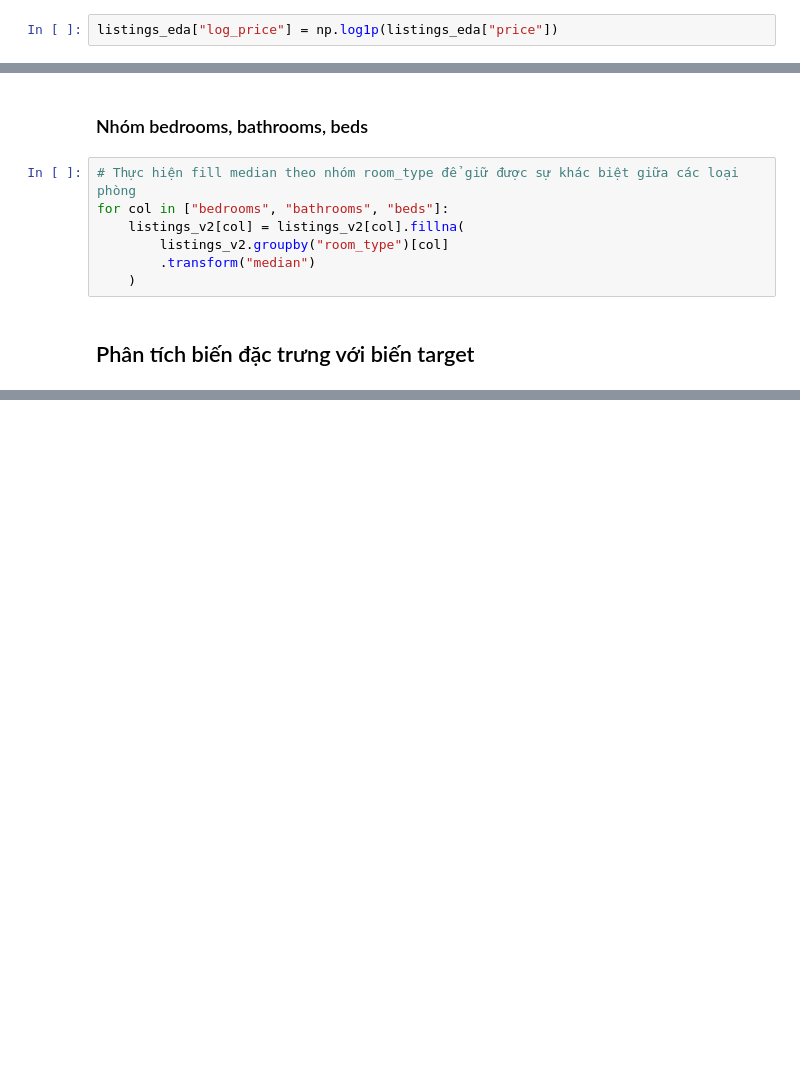
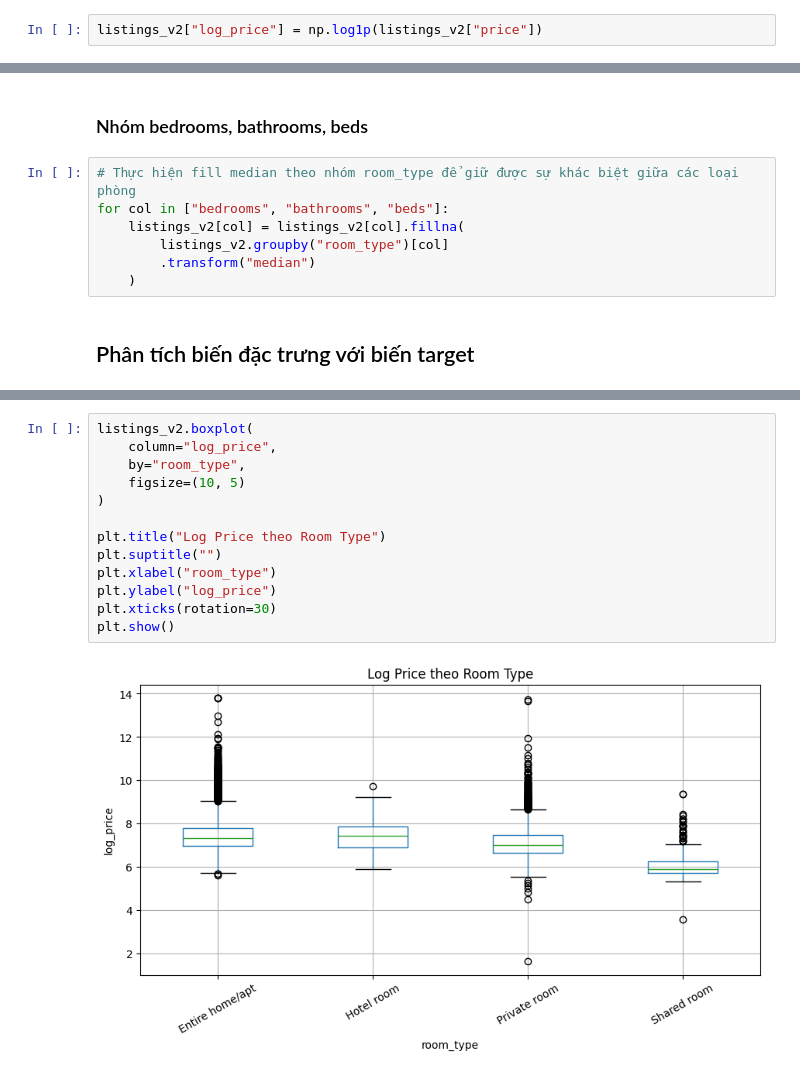
Before and after one commit to pamern/airbnb-analytics-platform, a Jupyter notebook: notebooks/01_eda.ipynb, the cells around one changed output, grey strips where cells are left out. Cells and saved outputs as stored; diff of their text form; blank space fills up the shorter version.

```diff
--- a/notebooks/01_eda.ipynb
+++ b/notebooks/01_eda.ipynb
@@ -241,5 +241,5 @@ Nhận xét về biến target `price`:
 - Khoảng giá từ 923 - 2.207 THB
 - Cân nhắc biến đổi log để giảm ảnh hưởng của outlier lên mô hình
 # %%
-listings_eda["log_price"] = np.log1p(listings_eda["price"])
+listings_v2["log_price"] = np.log1p(listings_v2["price"])
 # %%
@@ -350,0 +422,15 @@ for col in ["bedrooms", "bathrooms", "beds"]:
+# %%
+listings_v2.boxplot(
+    column="log_price",
+    by="room_type",
+    figsize=(10, 5)
+)
+
+plt.title("Log Price theo Room Type")
+plt.suptitle("")
+plt.xlabel("room_type")
+plt.ylabel("log_price")
+plt.xticks(rotation=30)
+plt.show()
+# %% [output]
+[figure, added]
```
Also changed, not shown: parts of 15 cells of this notebook.
